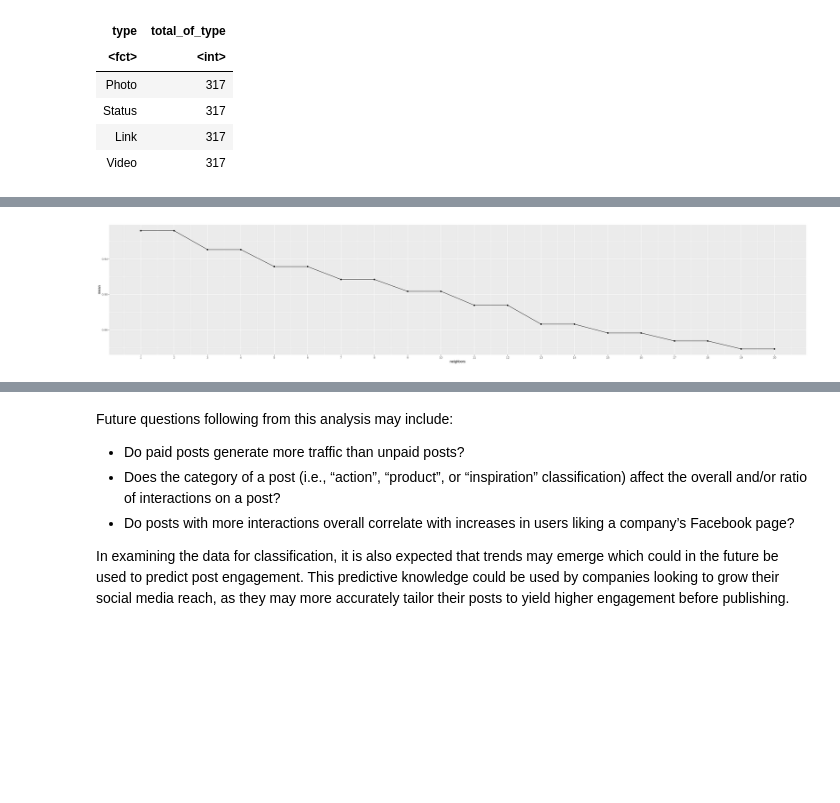
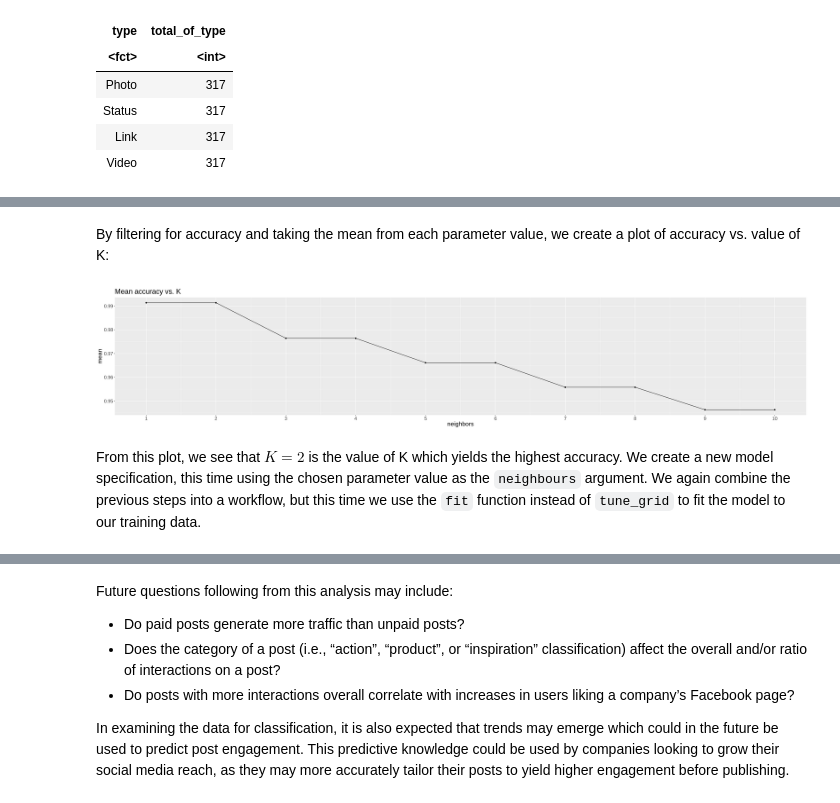
Before and after one commit to lucykvs/DSCI100-Project, a Jupyter notebook: Project.ipynb, the cells around one changed output, grey strips where cells are left out. Saved outputs shown, nothing was run; the diff lists cells and outputs as text; code cells hidden in the pictures; blank space fills up the shorter version.

```diff
--- a/Project.ipynb
+++ b/Project.ipynb
@@ -396,0 +424,3 @@ A tibble: 4 × 2
+# %%
+baked_fb <- bake(fb_recipe, fb_train_upsampled)
+baked_fb
@@ -399,30 +452,3 @@ A tibble: 4 × 2
 knn_spec_tune <- nearest_neighbor(weight_func = "rectangular", neighbors = tune()) %>%
             set_engine("kknn") %>%
             set_mode("classification")
-# %%
-# Create the recipe
-fb_recipe <- recipe(type ~  # page_likes +
-#                             paid +
-#                             reach +
-#                             engaged_users +
-#                             post_consumers +
-#                             post_consumptions +
-#                             reach_by_people_that_like_page +
-#                             people_liked_and_engaged
-#                             likes +
-#                             shares +
-#                             interactions
-                            like_percent +
-                            share_percent +
-                            paid +
-                            engagement_ratio
-                    , data = fb_data_upsampled) %>%
-#                 step_mutate(likes = likes / interactions,
-#                             share_percent = shares / interactions) %>%  #,
-#                             engagement_ratio = interactions / reach) %>%
-#                 step_upsample(type, over_ratio = 1, skip = FALSE) %>%
-                step_scale(all_predictors()) %>%
-                step_center(all_predictors()) %>%
-                prep()
-
-fb_recipe
@@ -446,3 +454,0 @@ Centering for like_percent, share_percent, ... [trained]
-# %%
-baked_fb <- bake(fb_recipe, fb_data_upsampled)
-baked_fb
@@ -492,5 +464,5 @@ fb_vfold <- vfold_cv(baked_fb, v = 10, strata = type)
 # %%
-gridvals = tibble(neighbors = 1:20)
+gridvals = tibble(neighbors = 1:10)
 
 fb_fit <- workflow() %>%
         add_recipe(fb_recipe) %>%
@@ -531,12 +495,18 @@ A tibble: 40 × 7
+# %% [markdown]
+By filtering for accuracy and taking the mean from each parameter value, we create a plot of accuracy vs. value of K:
 # %%
 fb_filtered <- fb_fit %>% filter(.metric == "accuracy")
 
 fb_filtered %>% ggplot(aes(x = neighbors, y = mean)) +
             geom_point() +
             geom_line() +
-            scale_x_continuous(breaks = 1:20)
+            ggtitle("Mean accuracy vs. K") +
+            theme(text = element_text(size=18)) +
+            scale_x_continuous(breaks = 1:10)
 # %% [output]
-[figure, old version]
+[figure, new version]
+# %% [markdown]
+From this plot, we see that $K = 2$ is the value of K which yields the highest accuracy. We create a new model specification, this time using the chosen parameter value as the `neighbours` argument. We again combine the previous steps into a workflow, but this time we use the `fit` function instead of `tune_grid` to fit the model to our training data.
 # %%
 knn_spec <- nearest_neighbor(weight_func = "rectangular", neighbors = 2) %>%
   set_engine("kknn") %>%
```
Also changed, not shown: parts of 22 cells of this notebook.
